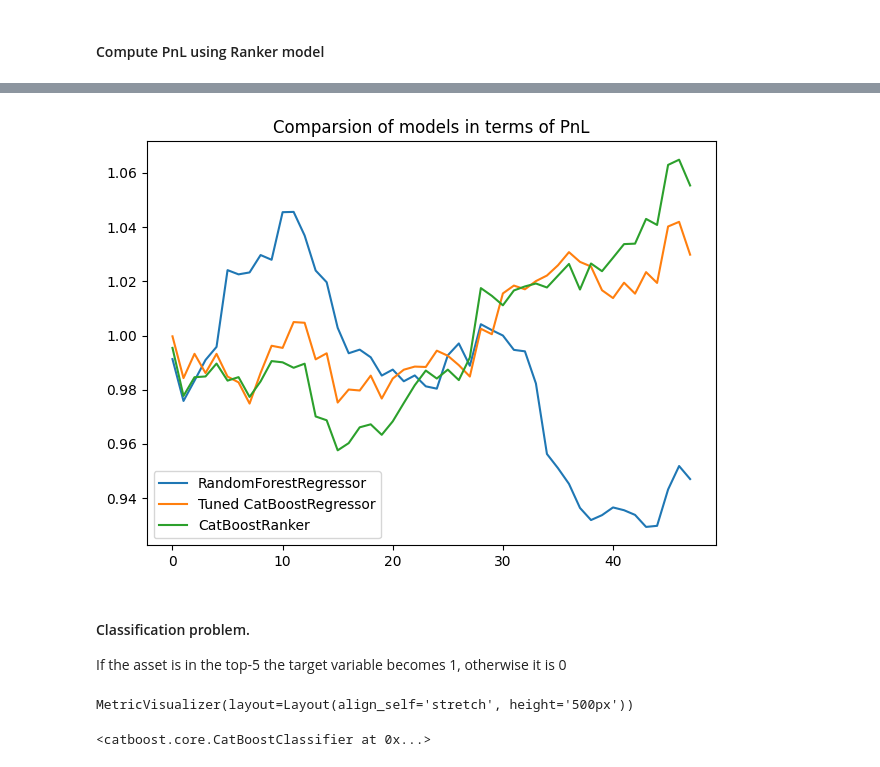
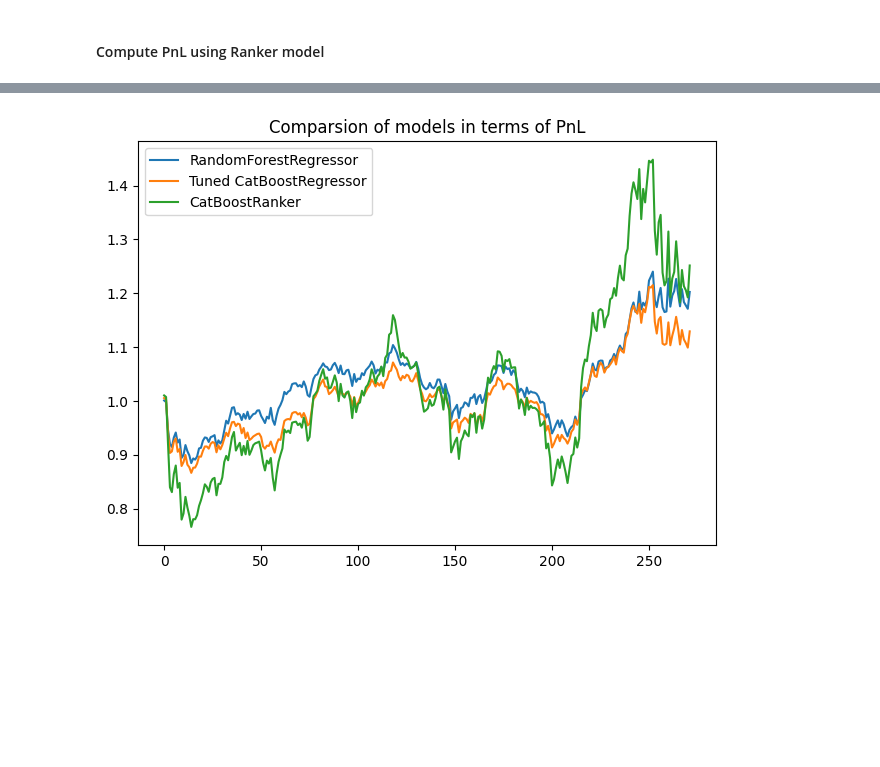
Before and after one commit to B0R0koko/microstructure_ranker, a Jupyter notebook: src/analysis/analysis.ipynb, the cells around one changed output, grey strips where cells are left out. Saved outputs shown, nothing was run; the diff lists cells and outputs as text; code cells hidden in the pictures; blank space fills up the shorter version.

```diff
--- a/src/analysis/analysis.ipynb
+++ b/src/analysis/analysis.ipynb
@@ -394,7 +441,7 @@ MetricVisualizer(layout=Layout(align_self='stretch', height='500px'))
 Since our $f(X, \Theta)$ is not differentiable with respect to hyperparameters and are determined prior to loss optimisation, therefore we need to use Bayesian optimization to minimize our blackbox function on validation sample
 # %%
 CB_REG_BASE_PARAMS: Dict[str, Any] = {
-    "n_estimators": 1000,
+    "n_estimators": 200,
     "verbose": False,
     "objective": "RMSE",
     "use_best_model": True,
@@ -500,9 +548,3 @@ plt.show()
 # %%
-def predict_returns_cb(model: CatBoostRegressor, pool: Pool) -> np.ndarray:
-    return model.predict(pool)
-
-cb_returns: np.ndarray = simple_strategy(
-    df=df_test, predict_returns=partial(predict_returns_cb, model=model_cb_tuned, pool=ptest)
-)
-
-cb_returns.cumprod()
+cb_pred: np.ndarray = model_cb_tuned.predict(ptest)
+cb_returns: np.ndarray = simple_strategy(df=df_test, predicted_returns=cb_pred)
@@ -520,7 +551,6 @@ array([0.99972325, 0.98430985, 0.99327694, 0.98618231, 0.99325643,
 # %%
 # Compare Regression models using our simple_strategy
-
-returns: List[np.ndarray] = [rf_returns.cumprod(), cb_returns.cumprod()]
+returns: List[np.ndarray] = (rf_returns.cumsum(), cb_returns.cumsum())
 models: List[str] = ["RandomForestRegressor", "Tuned CatBoostRegressor"]
 
 for return_series, model_name in zip(returns, models):
@@ -593,8 +629,10 @@ df_test["predicted_rank"] = df_test.groupby("cross_section_id")["relevance_score
 returns: List[float] = []
 
 for cross_section_id, df_cross_section in df_test.groupby("cross_section_id"):
-    top_currency_pairs: List[str] = df_cross_section[df_cross_section["predicted_rank"] <= 5]["currency_pair"].tolist()
+    top_currency_pairs: List[str] = df_cross_section[df_cross_section["predicted_rank"] <= 10]["currency_pair"].tolist()
     portfolio_return = (df_cross_section[df_cross_section["currency_pair"].isin(top_currency_pairs)]["log_return"] * 0.2).sum()
     returns.append(portfolio_return)
 
-ranker_returns: np.ndarray = np.array(returns) + 1
+ranker_returns: np.ndarray = np.array(returns)
+plt.plot(ranker_returns.cumsum())
+plt.show()
@@ -601,43 +641,21 @@ ranker_returns: np.ndarray = np.array(returns) + 1
 # %%
-returns: List[np.ndarray] = [rf_returns.cumprod(), cb_returns.cumprod(), ranker_returns.cumprod()]
+returns: List[np.ndarray] = [
+    (1 + rf_returns).cumprod(),
+    (1 + cb_returns).cumprod(),
+    (1 + ranker_returns).cumprod()
+]
 models: List[str] = ["RandomForestRegressor", "Tuned CatBoostRegressor", "CatBoostRanker"]
 
 for return_series, model_name in zip(returns, models):
     plt.plot(return_series, label=model_name)
+
+# plt.plot((1 + df_test[df_test["currency_pair"] == "BTCUSDT"]["log_return"]).cumprod().values)
 
 plt.title("Comparsion of models in terms of PnL")
 plt.legend()
 
 plt.tight_layout()
 plt.savefig("pnl_validation.png")
 plt.show()
 # %% [output]
-[figure, old version]
+[figure, new version]
-# %% [markdown]
-<h4>Classification problem.</h4>
-
-<p>If the asset is in the top-5 the target variable becomes 1, otherwise it is 0</p>
-# %%
-from catboost import CatBoostClassifier
-
-
-ptrain: Pool = Pool(data=df_train[reg_cols], label=df_train["is_top_5"], cat_features=cat_cols)
-pval: Pool = Pool(data=df_val[reg_cols], label=df_val["is_top_5"], cat_features=cat_cols)
-ptest: Pool = Pool(data=df_test[reg_cols], label=df_test["is_top_5"], cat_features=cat_cols)
-
-model_cf = CatBoostClassifier(
-    n_estimators=100,
-    objective="Logloss",
-    auto_class_weights="Balanced",
-    verbose=False
-)
-
-model_cf.fit(
-    ptrain,
-    eval_set=pval,
-    early_stopping_rounds=10,
-    plot=True,
-)
-# %% [output]
-MetricVisualizer(layout=Layout(align_self='stretch', height='500px'))
-<catboost.core.CatBoostClassifier at 0x...>
```
Also changed, not shown: parts of 40 cells of this notebook, 7 other files.
